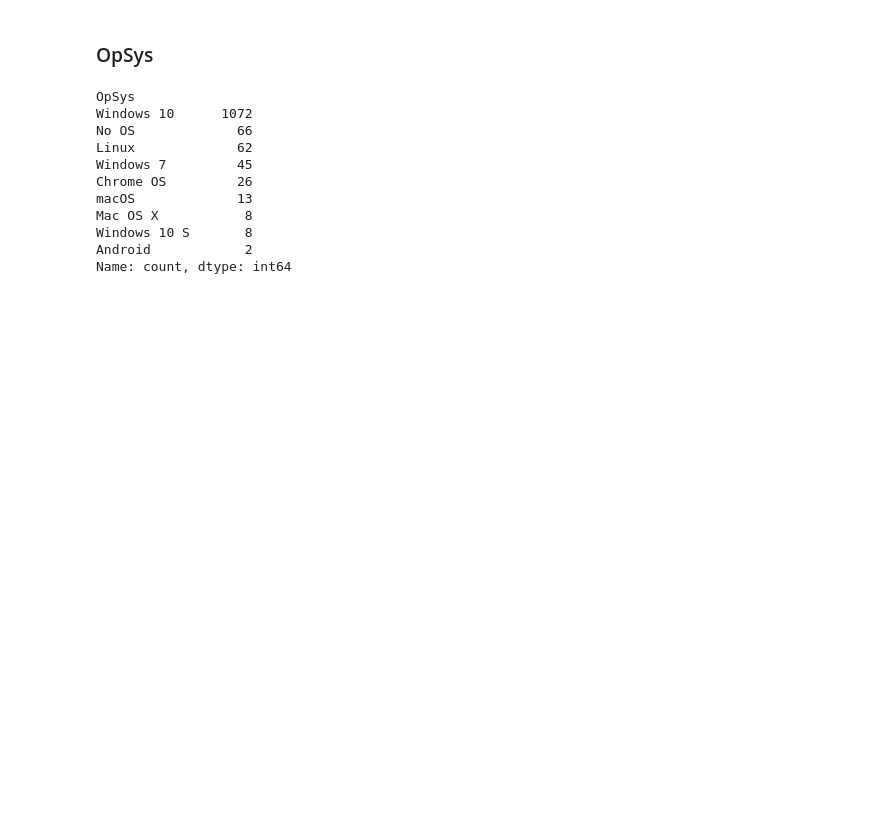
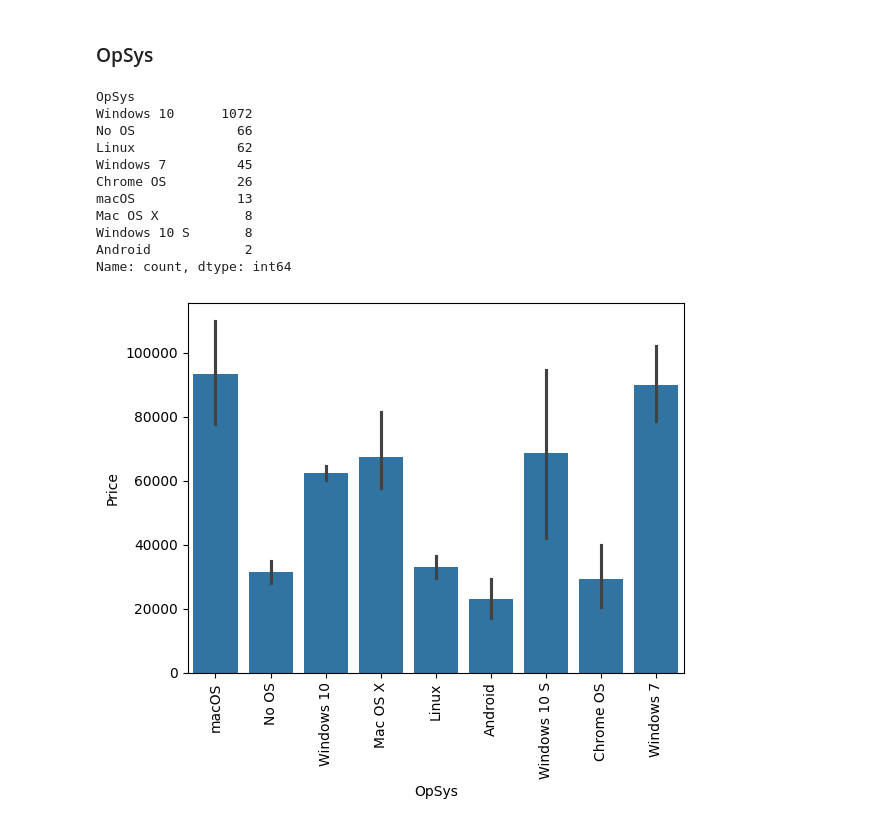
Before and after one commit to ahamudul-hasan/Laptop-Price-Predictor, a Jupyter notebook: src/Project.ipynb, the cells around one changed output. Drawn from its saved outputs; the diff is of its cells as text; code cells hidden in the pictures; blank space fills up the shorter version.

```diff
--- a/src/Project.ipynb
+++ b/src/Project.ipynb
@@ -570,3 +570,9 @@ Mac OS X           8
 Windows 10 S       8
 Android            2
 Name: count, dtype: int64
+# %%
+sns.barplot(x=df['OpSys'], y=df['Price'])
+plt.xticks(rotation= 'vertical')
+plt.show()
+# %% [output]
+[figure, added]
```
Also changed, not shown: parts of 25 cells of this notebook, 1 other file.
